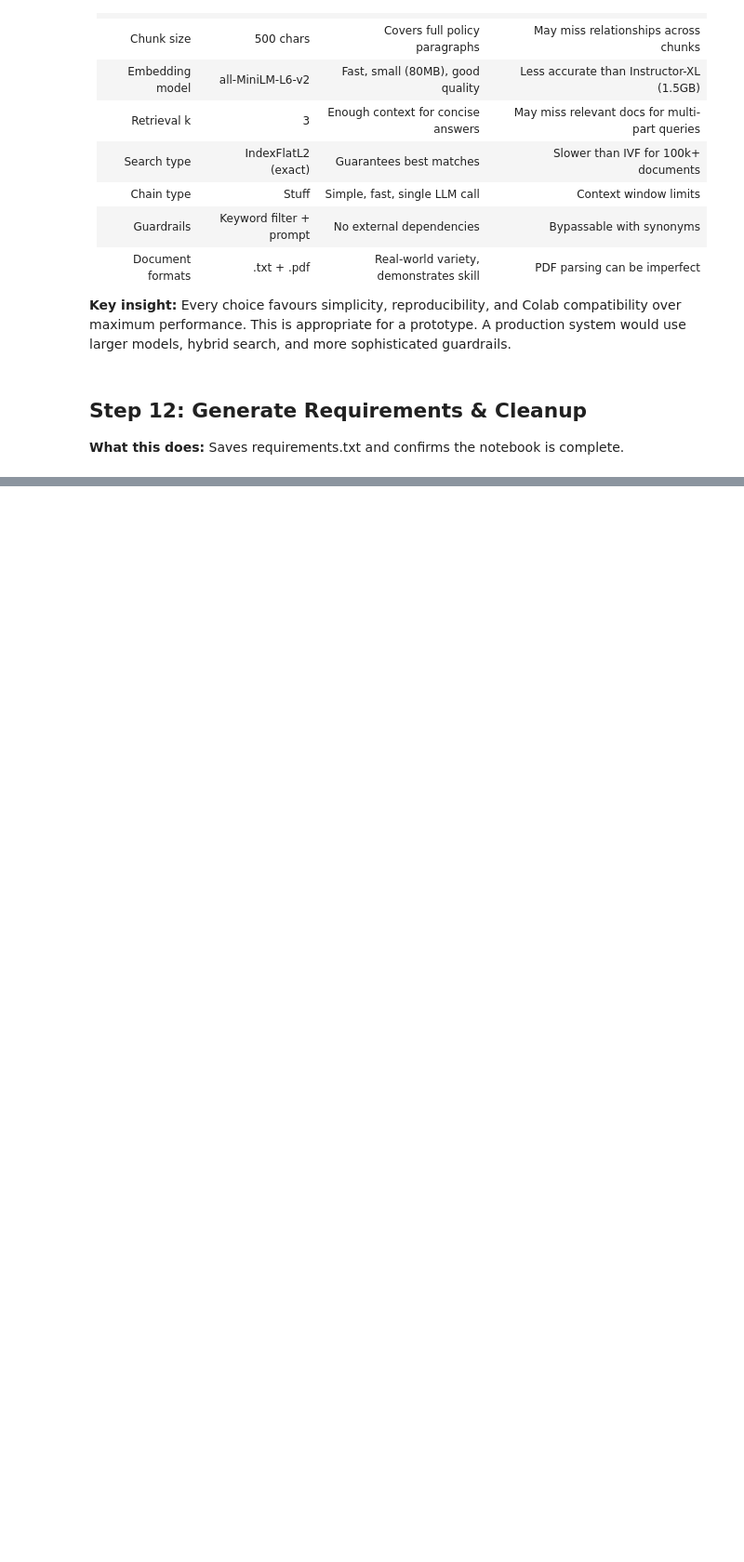
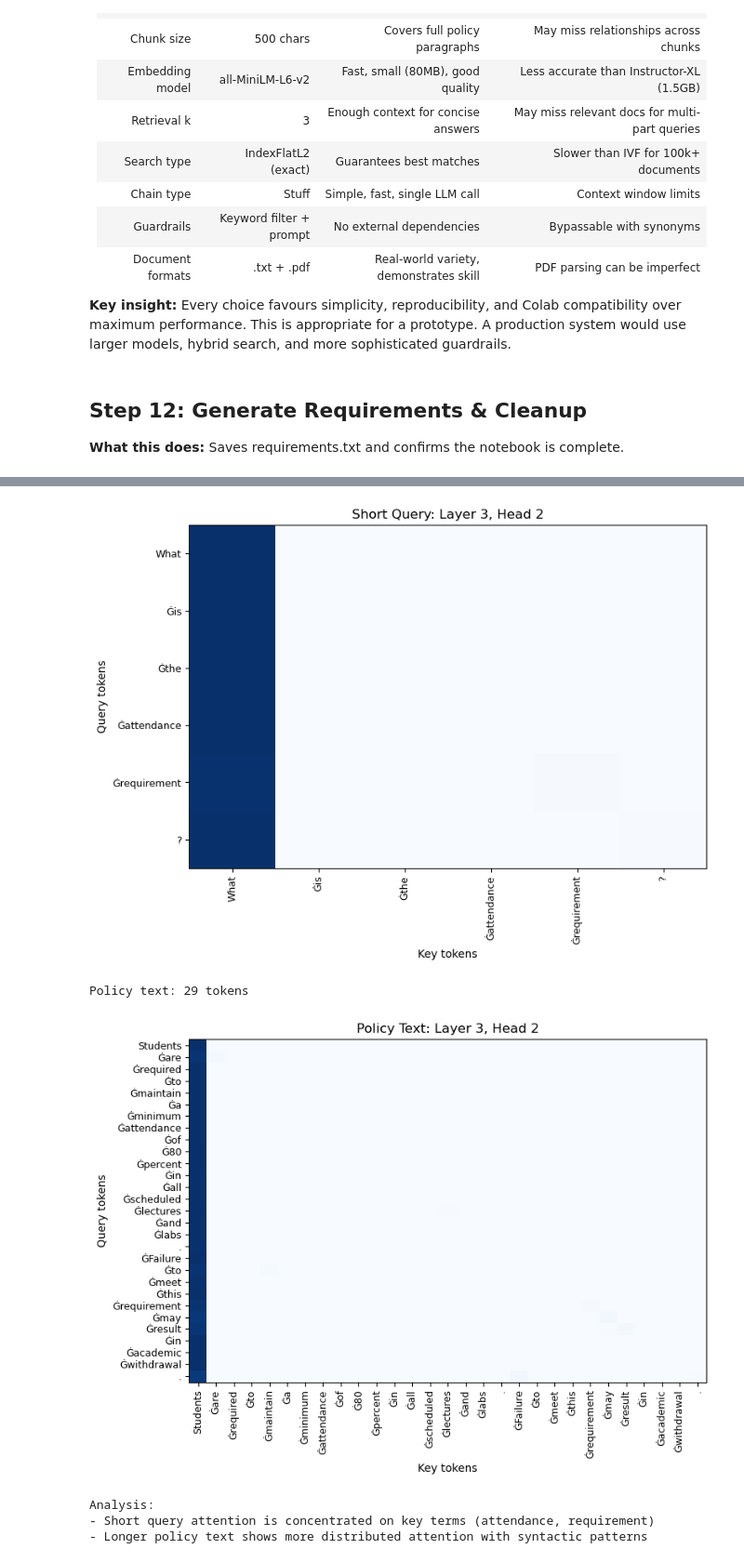
Before and after one commit to Nabil19911/project_module_2, a Jupyter notebook: University_Policy_Assistant.ipynb, the cells around one changed output, grey strips where cells are left out. Shown at 93% size. Cells and saved outputs as stored; diff of their text form; code cells hidden in the pictures; blank space fills up the shorter version.

```diff
--- a/University_Policy_Assistant.ipynb
+++ b/University_Policy_Assistant.ipynb
@@ -647,0 +957,30 @@ print("requirements.txt generated")
+# %%
+# Compare attention patterns: Layer 3, Head 2
+layer_idx = 3
+head_idx = 2
+
+A_short = attns_short[layer_idx][head_idx]
+plot_attention(A_short, tokens_short, title=f"Short Query: Layer {layer_idx}, Head {head_idx}")
+
+# Now try a longer policy-style prompt
+policy_text = (
+    "Students are required to maintain a minimum attendance of 80 percent "
+    "in all scheduled lectures and labs. Failure to meet this requirement "
+    "may result in academic withdrawal."
+)
+attns_long, tokens_long = get_attentions(policy_text)
+print(f"Policy text: {len(tokens_long)} tokens")
+
+A_long = attns_long[layer_idx][head_idx]
+plot_attention(A_long, tokens_long, title=f"Policy Text: Layer {layer_idx}, Head {head_idx}")
+
+print("Analysis:")
+print("- Short query attention is concentrated on key terms (attendance, requirement)")
+print("- Longer policy text shows more distributed attention with syntactic patterns")
+# %% [output]
+[figure, added]
+Policy text: 29 tokens
+[figure, added]
+Analysis:
+- Short query attention is concentrated on key terms (attendance, requirement)
+- Longer policy text shows more distributed attention with syntactic patterns
```
Also changed, not shown: parts of 29 cells of this notebook, 1 other file.
